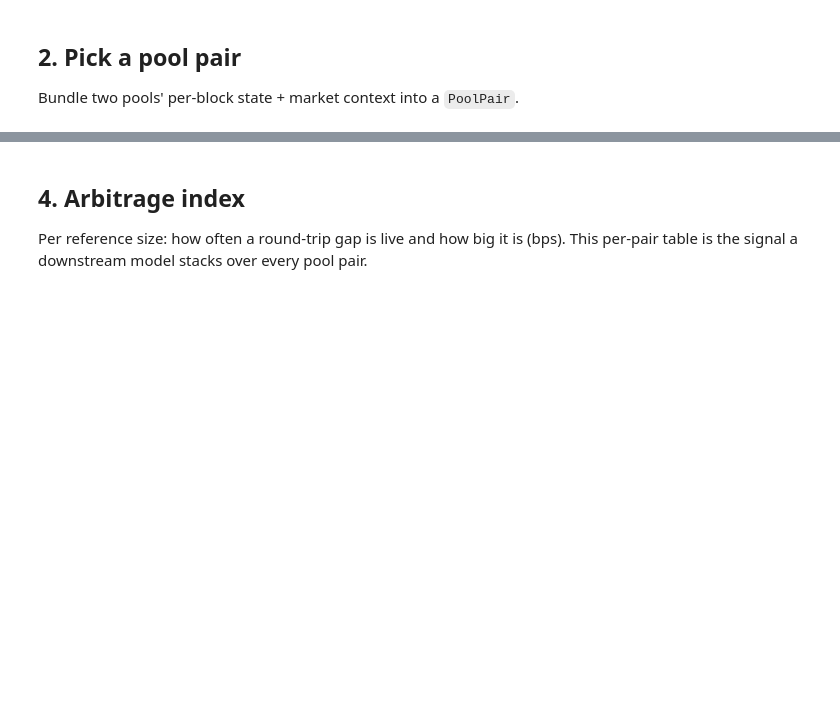
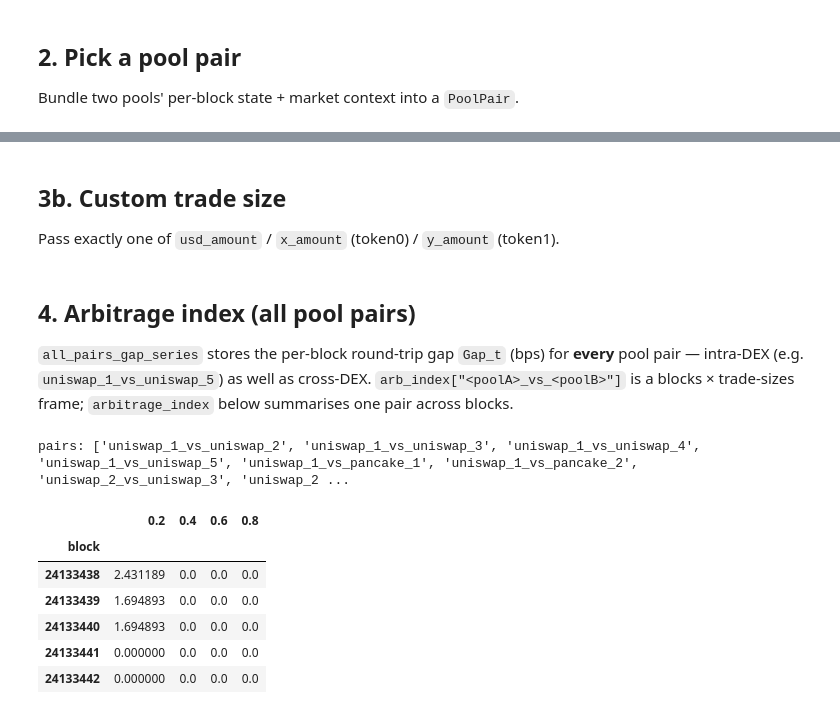
Before and after one commit to Matlpb/DeFi_limits-to-arbitrage, a Jupyter notebook: arbitrage_index.ipynb, the cells around one changed output, grey strips where cells are left out. Saved outputs shown, nothing was run; the diff lists cells and outputs as text; code cells hidden in the pictures; blank space fills up the shorter version.

```diff
--- a/arbitrage_index.ipynb
+++ b/arbitrage_index.ipynb
@@ -81,0 +89,4 @@ for q, Q in quantiles.items():
+# %% [markdown]
+## 3b. Custom trade size
+
+Pass exactly one of `usd_amount` / `x_amount` (token0) / `y_amount` (token1).
@@ -82,8 +95,23 @@ for q, Q in quantiles.items():
 # %% [markdown]
-## 4. Arbitrage index
+## 4. Arbitrage index (all pool pairs)
 
-Per reference size: how often a round-trip gap is live and how big it is (bps).
-This per-pair table is the signal a downstream model stacks over every pool pair.
+`all_pairs_gap_series` stores the per-block round-trip gap `Gap_t` (bps) for **every**
+pool pair — intra-DEX (e.g. `uniswap_1_vs_uniswap_5`) as well as cross-DEX.
+`arb_index["<poolA>_vs_<poolB>"]` is a blocks × trade-sizes frame; `arbitrage_index`
+below summarises one pair across blocks.
+# %%
+arb_index = arbitrage.all_pairs_gap_series(pools, quantiles, S.token0, S.token1, price0, price1)
+print("pairs:", list(arb_index))
+arb_index["uniswap_1_vs_uniswap_5"].head()
+# %% [output]
+pairs: ['uniswap_1_vs_uniswap_2', 'uniswap_1_vs_uniswap_3', 'uniswap_1_vs_uniswap_4', 'uniswap_1_vs_uniswap_5', 'uniswap_1_vs_pancake_1', 'uniswap_1_vs_pancake_2', 'uniswap_2_vs_uniswap_3', 'uniswap_2 ...
+|  | 0.2 | 0.4 | 0.6 | 0.8 |
+| block |  |  |  |  |
+| 24133438 | 2.431189 | 0.0 | 0.0 | 0.0 |
+| 24133439 | 1.694893 | 0.0 | 0.0 | 0.0 |
+| 24133440 | 1.694893 | 0.0 | 0.0 | 0.0 |
+| 24133441 | 0.000000 | 0.0 | 0.0 | 0.0 |
+| 24133442 | 0.000000 | 0.0 | 0.0 | 0.0 |
 # %%
 arbitrage.arbitrage_index(pair, quantiles)
 # %% [output]
```
Also changed, not shown: parts of 12 cells of this notebook, 6 other files.
